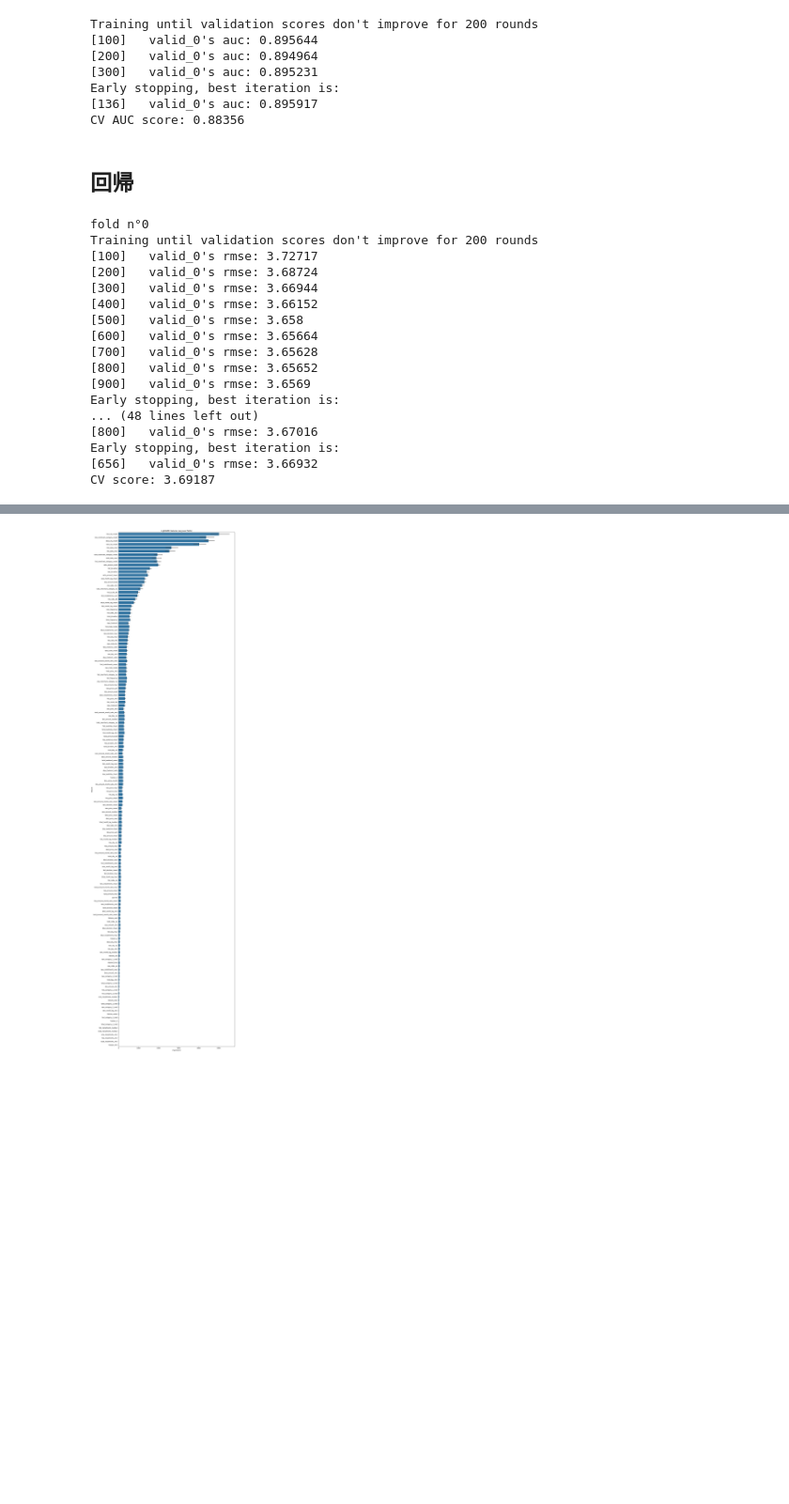
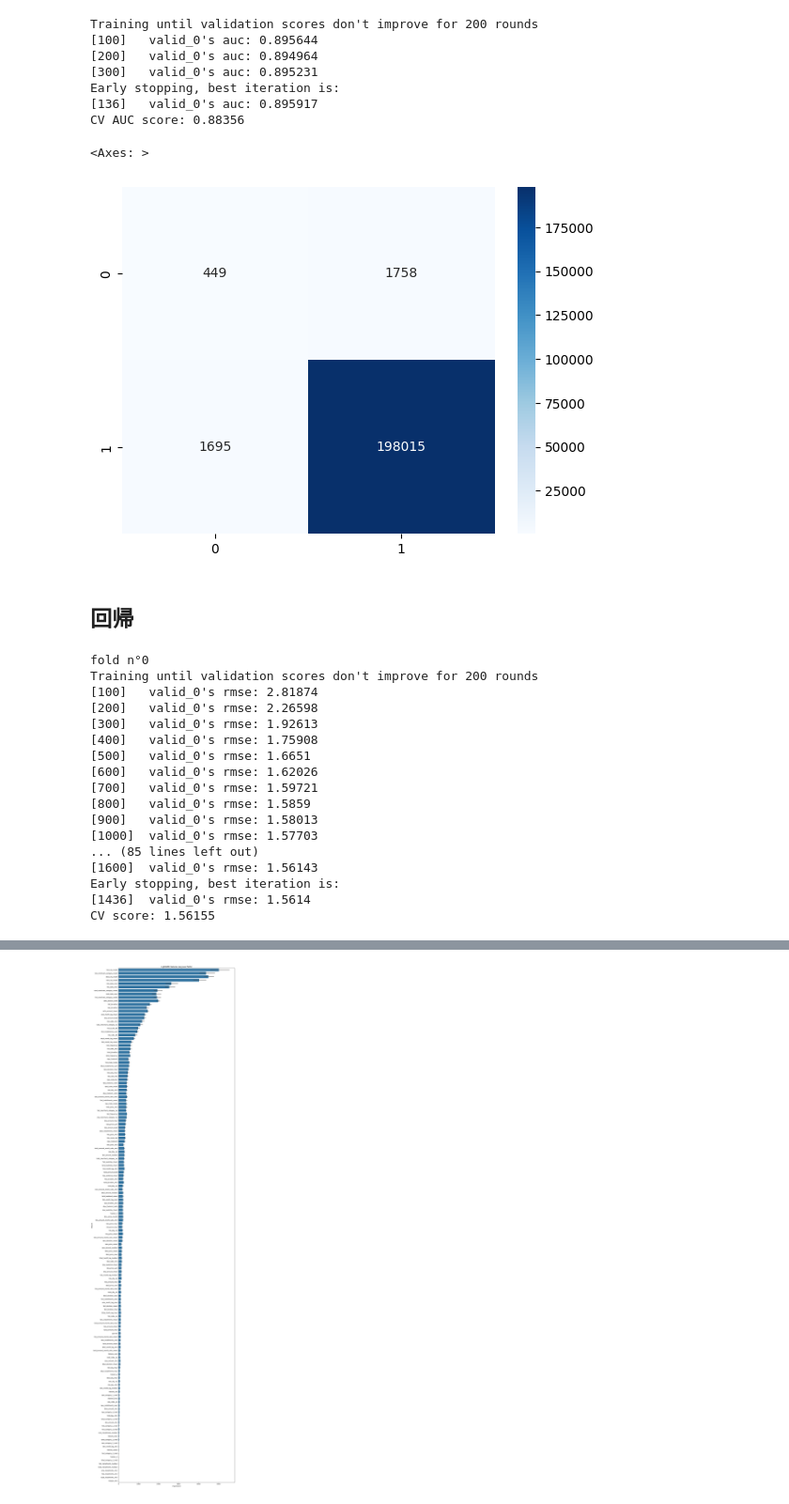
Before and after one commit to KakeruOshikiri/AnalyticalPipeline, a Jupyter notebook: work/oshikiri/notebooks/231_model_training.ipynb, the cells around one changed output, grey strips where cells are left out. Shown at 94% size. Drawn from its saved outputs; the diff is of its cells as text; code cells hidden in the pictures; blank space fills up the shorter version.

```diff
--- a/work/oshikiri/notebooks/231_model_training.ipynb
+++ b/work/oshikiri/notebooks/231_model_training.ipynb
@@ -161,6 +162,13 @@ Training until validation scores don't improve for 200 rounds
 Early stopping, best iteration is:
 [136]   valid_0's auc: 0.895917
 CV AUC score: 0.88356
+# %%
+pred = np.where(oof<0.9,0,1)
+cm = confusion_matrix(Target,pred)
+sns.heatmap(cm,annot=True,fmt='d',cmap='Blues')
+# %% [output]
+<Axes: >
+[figure, added]
 # %% [markdown]
 ## 回帰
 # %%
@@ -194,7 +202,7 @@ predictions = np.zeros(len(target))
 start = time.time()
 feature_importance_df = pd.DataFrame()
 
-Train = train_reg
+Train = train_reg[features]
 Target = target_reg
 
 for fold_, (trn_idx, val_idx) in enumerate(folds.split(Train.values, Target.values)):
@@ -229,26 +237,26 @@ for fold_, (trn_idx, val_idx) in enumerate(folds.split(Train.values, Target.valu
     feature_importance_df = pd.concat([feature_importance_df, fold_importance_df], axis=0)
 
     # モデルを保存
-    os.makedirs('../src/models/lgb_31/', exist_ok=True)
-    with open(f'../src/models/lgb_31/model_fold_{fold_}.pkl', 'wb') as f:
+    os.makedirs('../src/models/lgb_31_reg/', exist_ok=True)
+    with open(f'../src/models/lgb_31_reg/model_fold_{fold_}.pkl', 'wb') as f:
         pickle.dump(clf, f)
 
 print("CV score: {:<8.5f}".format(mean_squared_error(oof, Target)**0.5))
 # %% [output]
 fold n°0
 Training until validation scores don't improve for 200 rounds
-[100]   valid_0's rmse: 3.72717
-[200]   valid_0's rmse: 3.68724
-[300]   valid_0's rmse: 3.66944
-[400]   valid_0's rmse: 3.66152
-[500]   valid_0's rmse: 3.658
-[600]   valid_0's rmse: 3.65664
-[700]   valid_0's rmse: 3.65628
-[800]   valid_0's rmse: 3.65652
-[900]   valid_0's rmse: 3.6569
+[100]   valid_0's rmse: 2.81874
+[200]   valid_0's rmse: 2.26598
+[300]   valid_0's rmse: 1.92613
+[400]   valid_0's rmse: 1.75908
+[500]   valid_0's rmse: 1.6651
+[600]   valid_0's rmse: 1.62026
+[700]   valid_0's rmse: 1.59721
+[800]   valid_0's rmse: 1.5859
+[900]   valid_0's rmse: 1.58013
+[1000]  valid_0's rmse: 1.57703
+... (85 lines left out)
+[1600]  valid_0's rmse: 1.56143
 Early stopping, best iteration is:
-... (48 lines left out)
-[800]   valid_0's rmse: 3.67016
-Early stopping, best iteration is:
-[656]   valid_0's rmse: 3.66932
-CV score: 3.69187
+[1436]  valid_0's rmse: 1.5614
+CV score: 1.56155
```
Also changed, not shown: parts of 2 cells of this notebook, 21 other files.
